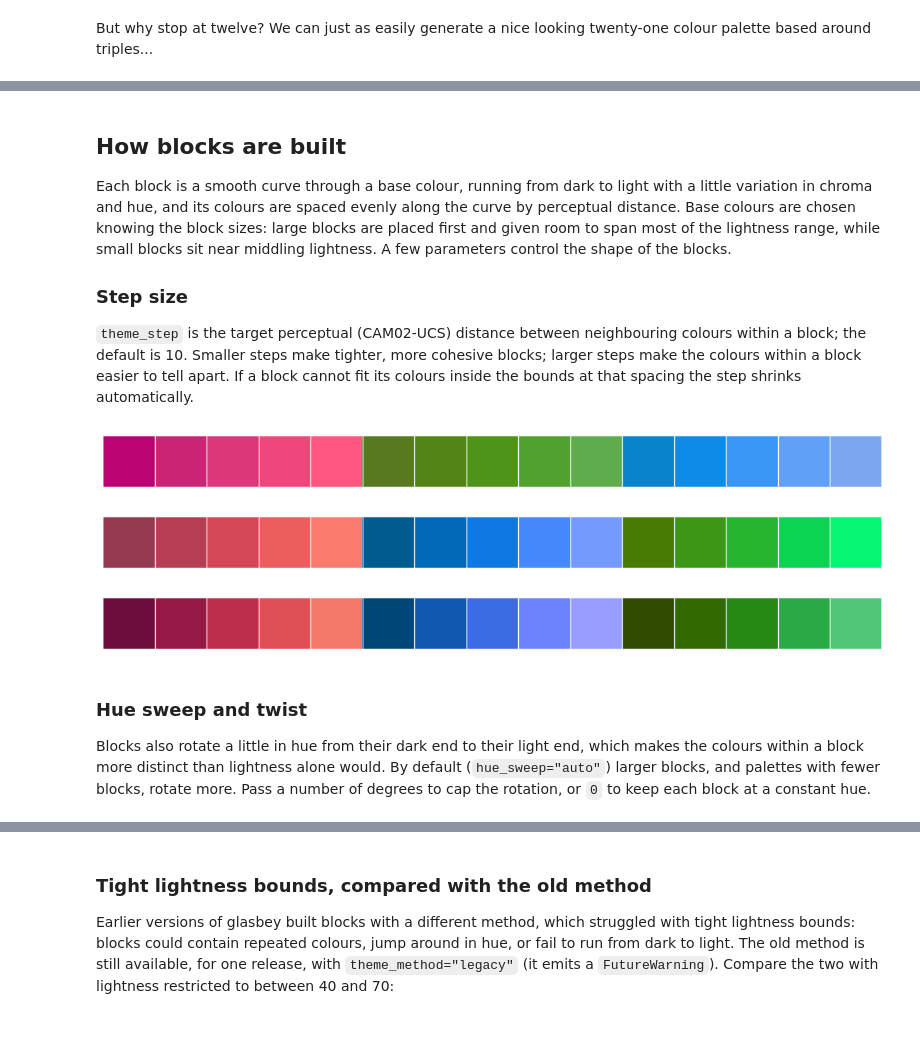
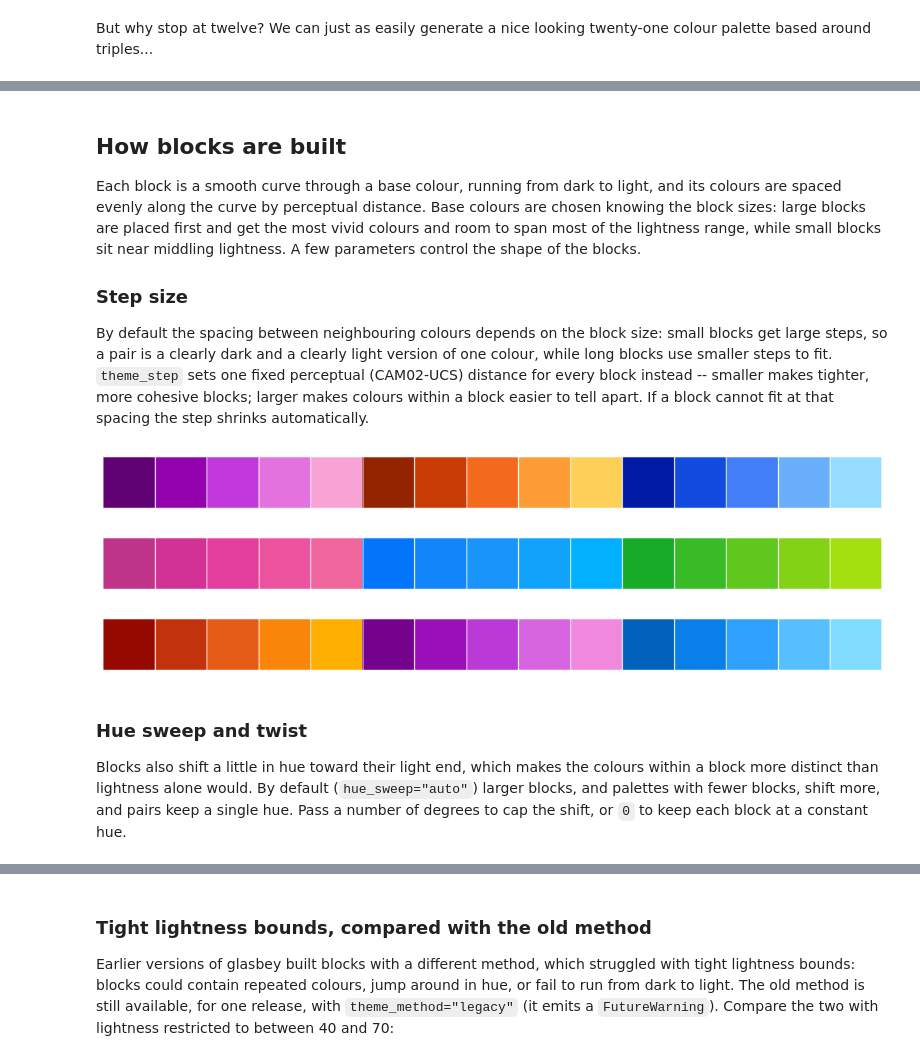
Before and after one commit to lmcinnes/glasbey, a Jupyter notebook: doc/creating_block_palettes.ipynb, the cells around one changed output, grey strips where cells are left out. Cells and saved outputs as stored; diff of their text form; code cells hidden in the pictures; blank space fills up the shorter version.

Commit message:
Update changelog, notebook and README image for the new block look
Co-Authored-By: Claude Opus 5.5 <noreply@anthropic.com>

```diff
--- a/doc/creating_block_palettes.ipynb
+++ b/doc/creating_block_palettes.ipynb
@@ -108,22 +108,23 @@ sns.palplot(glasbey.create_block_palette([3, 3, 3, 3, 3, 3, 3]))
 # %% [markdown]
 ## How blocks are built
 
-Each block is a smooth curve through a base colour, running from dark to light with a little variation in chroma and hue, and its colours are spaced evenly along the curve by perceptual distance. Base colours are chosen knowing the block sizes: large blocks are placed first and given room to span most of the lightness range, while small blocks sit near middling lightness. A few parameters control the shape of the blocks.
+Each block is a smooth curve through a base colour, running from dark to light, and its colours are spaced evenly along the curve by perceptual distance. Base colours are chosen knowing the block sizes: large blocks are placed first and get the most vivid colours and room to span most of the lightness range, while small blocks sit near middling lightness. A few parameters control the shape of the blocks.
 
 ### Step size
 
-``theme_step`` is the target perceptual (CAM02-UCS) distance between neighbouring colours within a block; the default is 10. Smaller steps make tighter, more cohesive blocks; larger steps make the colours within a block easier to tell apart. If a block cannot fit its colours inside the bounds at that spacing the step shrinks automatically.
+By default the spacing between neighbouring colours depends on the block size: small blocks get large steps, so a pair is a clearly dark and a clearly light version of one colour, while long blocks use smaller steps to fit. ``theme_step`` sets one fixed perceptual (CAM02-UCS) distance for every block instead -- smaller makes tighter, more cohesive blocks; larger makes colours within a block easier to tell apart. If a block cannot fit at that spacing the step shrinks automatically.
 # %%
-for step in (6, 10, 14):
+sns.palplot(glasbey.create_block_palette([5, 5, 5]))
+for step in (6, 14):
     sns.palplot(glasbey.create_block_palette([5, 5, 5], theme_step=step))
 # %% [output]
-[figure, old version]
+[figure, new version]
-[figure, old version]
+[figure, new version]
-[figure, old version]
+[figure, new version]
 # %% [markdown]
 ### Hue sweep and twist
 
-Blocks also rotate a little in hue from their dark end to their light end, which makes the colours within a block more distinct than lightness alone would. By default (``hue_sweep="auto"``) larger blocks, and palettes with fewer blocks, rotate more. Pass a number of degrees to cap the rotation, or ``0`` to keep each block at a constant hue.
+Blocks also shift a little in hue toward their light end, which makes the colours within a block more distinct than lightness alone would. By default (``hue_sweep="auto"``) larger blocks, and palettes with fewer blocks, shift more, and pairs keep a single hue. Pass a number of degrees to cap the shift, or ``0`` to keep each block at a constant hue.
 # %%
 sns.palplot(glasbey.create_block_palette([8, 8, 4], hue_sweep=0))
 sns.palplot(glasbey.create_block_palette([8, 8, 4]))
```
Also changed, not shown: parts of 13 cells of this notebook, 2 other files.
